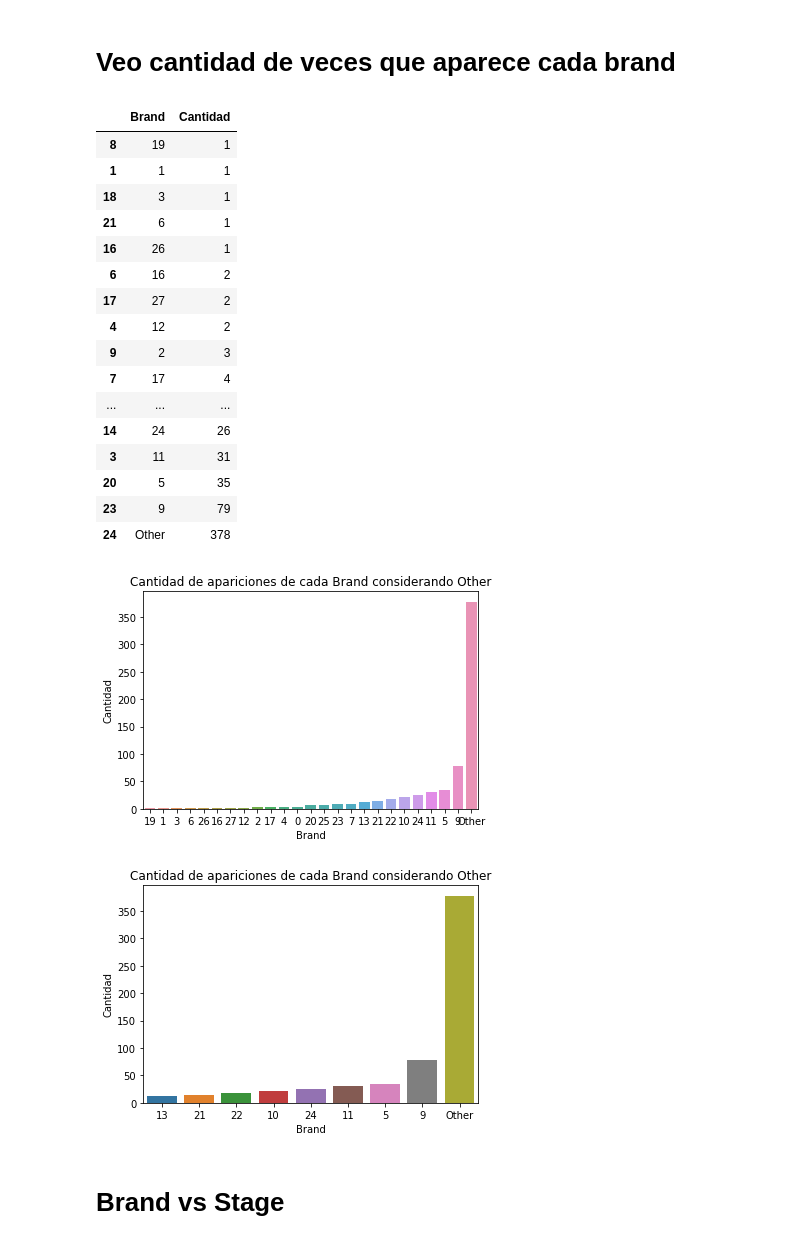
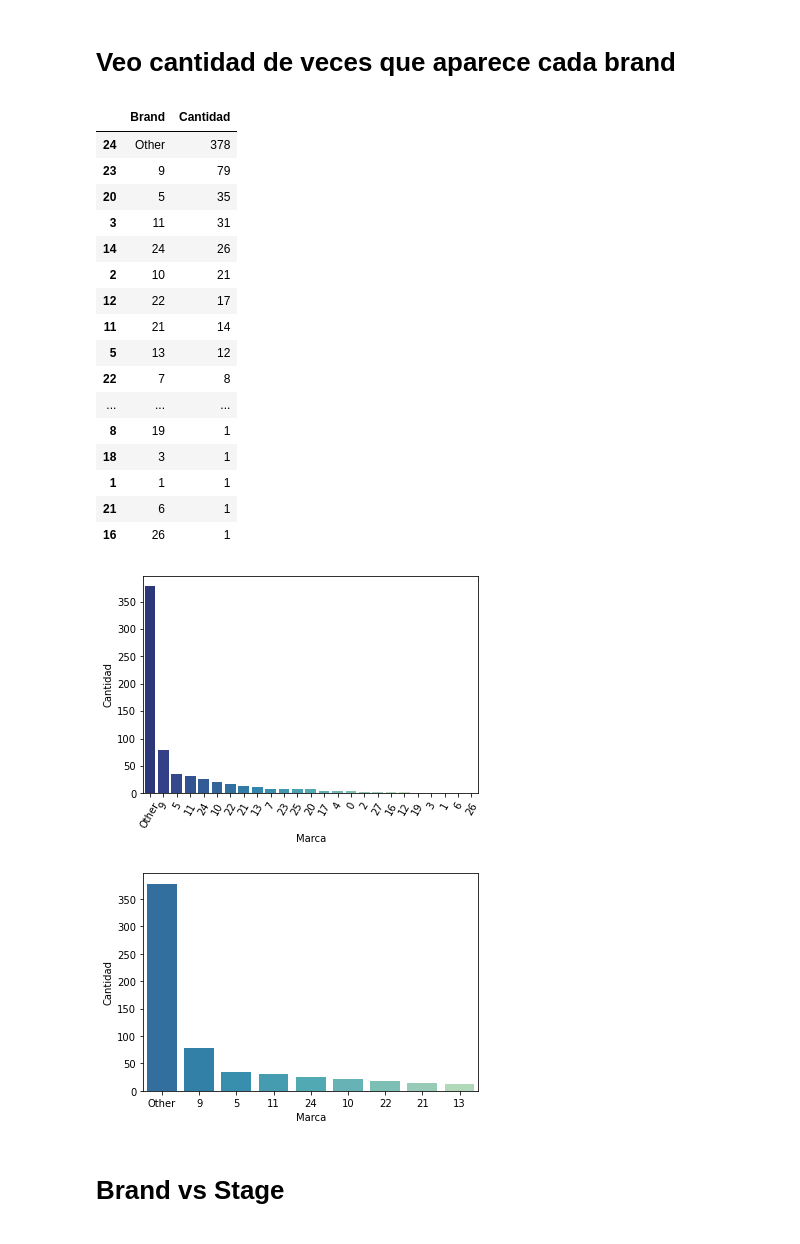
Before and after one commit to RiedelNicolas/75.06-2C2020-TP1, a Jupyter notebook: Brand Analysis.ipynb, the cells around one changed output. Saved outputs shown, nothing was run; the diff lists cells and outputs as text; code cells hidden in the pictures.

Commit message:
Arreglo los notebooks para que armen las imagenes con la paleta q elegimos

```diff
--- a/Brand Analysis.ipynb
+++ b/Brand Analysis.ipynb
@@ -23,54 +29,63 @@ opportunities.drop_duplicates(subset="Opportunity_ID",inplace=True)
 brands = opportunities[["Brand","Opportunity_ID"]].groupby("Brand").agg({"Opportunity_ID":"count"})
 brands.rename(columns={"Opportunity_ID":"Cantidad"},inplace=True)
 brands.reset_index(inplace=True)
-brands.sort_values(by="Cantidad",inplace=True)
+brands.sort_values(by="Cantidad",inplace=True,ascending=False)
 brands["Brand"] = brands["Brand"].apply(lambda x: x.replace("Brand_",""))
 brands
 # %% [output]
 |  | Brand | Cantidad |
+| 24 | Other | 378 |
+| 23 | 9 | 79 |
+| 20 | 5 | 35 |
+| 3 | 11 | 31 |
+| 14 | 24 | 26 |
+| 2 | 10 | 21 |
+| 12 | 22 | 17 |
+| 11 | 21 | 14 |
+| 5 | 13 | 12 |
+| 22 | 7 | 8 |
+| ... | ... | ... |
 | 8 | 19 | 1 |
+| 18 | 3 | 1 |
 | 1 | 1 | 1 |
-| 18 | 3 | 1 |
 | 21 | 6 | 1 |
 | 16 | 26 | 1 |
-| 6 | 16 | 2 |
-| 17 | 27 | 2 |
-| 4 | 12 | 2 |
-| 9 | 2 | 3 |
-| 7 | 17 | 4 |
-| ... | ... | ... |
-| 14 | 24 | 26 |
-| 3 | 11 | 31 |
-| 20 | 5 | 35 |
-| 23 | 9 | 79 |
-| 24 | Other | 378 |
 # %%
-plot1 = sns.barplot(x="Brand",y="Cantidad",data=brands)
+cmap = plt.get_cmap('YlGnBu')
+saltos = np.linspace(0.9, 0.1, 25)
+colores = cmap(saltos)
+
+plot = sns.barplot(x="Brand",y="Cantidad",data=brands, palette=colores)
+plt.xlabel("Marca")
+plt.ylabel("Cantidad")
+#plt.title("Cantidad de apariciones de cada marca considerando Other")
+plot.set_xticklabels(plot.get_xticklabels(), rotation=60)
 plt.savefig("img/Brand/CantidadBrand.png")
-plt.xlabel("Brand")
-plt.ylabel("Cantidad")
-plt.title("Cantidad de apariciones de cada Brand considerando Other")
-plt.show(plot1)
+plt.show(plot)
 
 #brands = brands[brands["Brand"] != "Other"]
 #plot = sns.barplot(x="Brand",y="Cantidad",data=brands,order=brands["Brand"])
 #plt.savefig("img/Brand/CantidadBrandSinOther.png")
 #plt.xlabel("Brand")
 #plt.ylabel("Cantidad")
 #plt.title("Cantidad de apariciones de cada Brand")
 #plt.show(plot)
 # %% [output]
-[figure, old version]
+[figure, new version]
 # %%
+cmap = plt.get_cmap('YlGnBu')
+saltos = np.linspace(0.7, 0.3, 9)
+colores = cmap(saltos)
+
 brands = brands[brands["Cantidad"] > 10]
-plot1 = sns.barplot(x="Brand",y="Cantidad",data=brands)
+plot1 = sns.barplot(x="Brand",y="Cantidad",data=brands, palette=colores)
+plt.xlabel("Marca")
+plt.ylabel("Cantidad")
 plt.savefig("img/Brand/CantidadBrandMasDe10.png")
-plt.xlabel("Brand")
-plt.ylabel("Cantidad")
-plt.title("Cantidad de apariciones de cada Brand considerando Other")
+#plt.title("Cantidad de apariciones de cada Brand considerando Other")
 plt.show(plot1)
 # %% [output]
-[figure, old version]
+[figure, new version]
 # %% [markdown]
 # Brand vs Stage
 # %%
```
Also changed, not shown: parts of 10 cells of this notebook, 39 other files.
